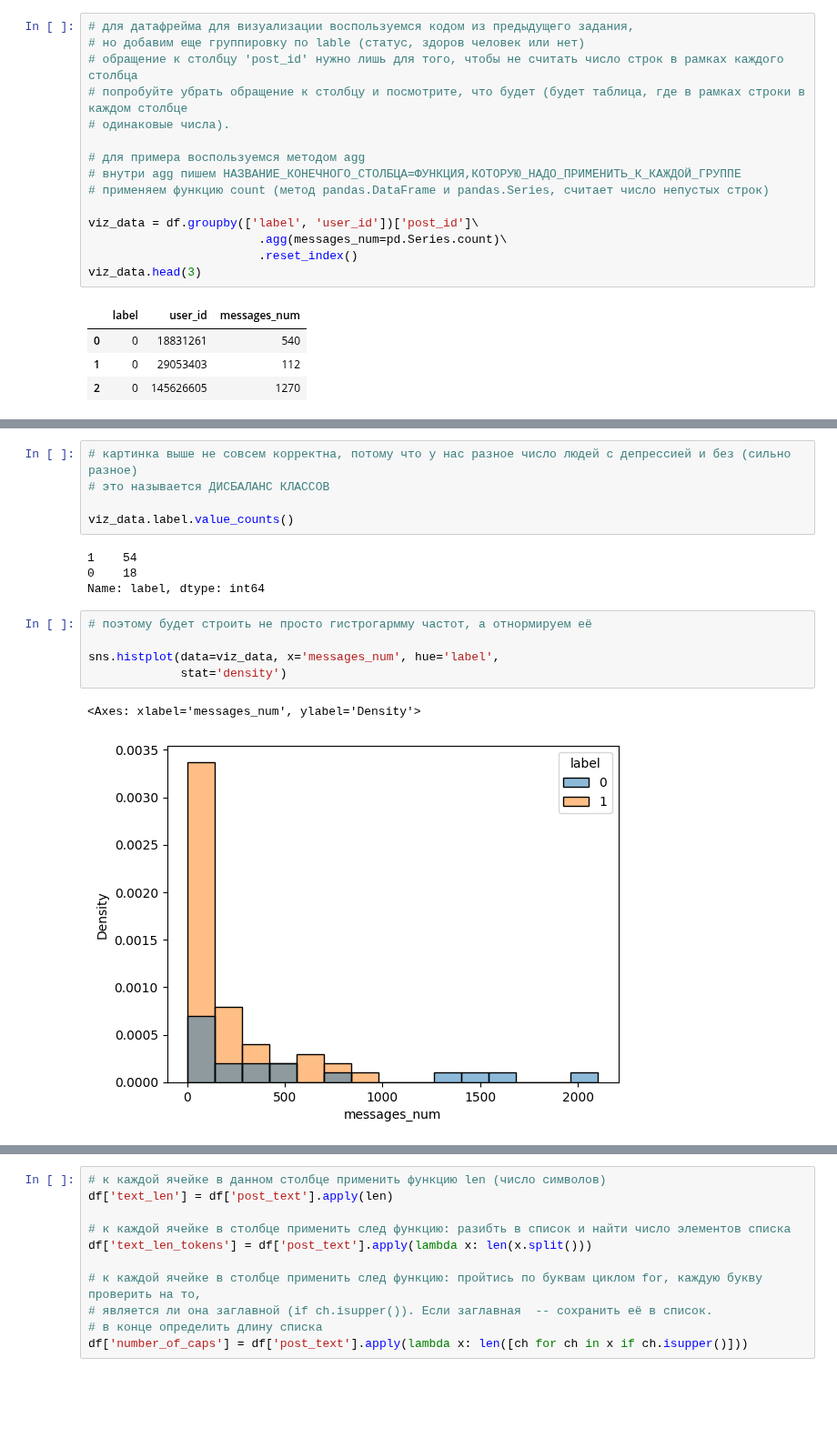
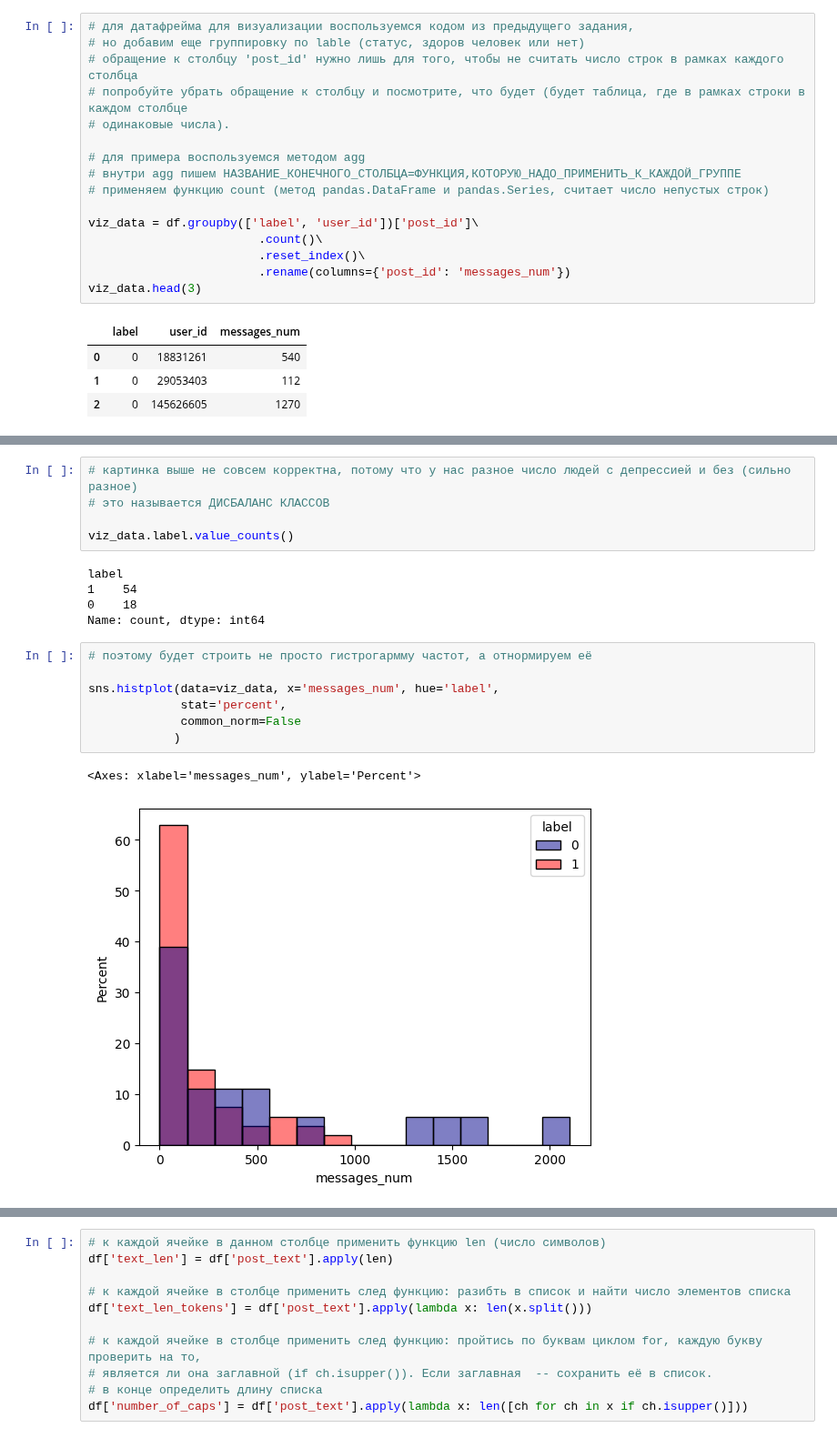
Before and after one commit to igumnov-daniel/HOCK_FEBRUARY_2023, a Jupyter notebook: exam/demos/4/exam_demo_ANS.ipynb, the cells around one changed output, grey strips where cells are left out. Shown at 91% size. Cells and saved outputs as stored; diff of their text form; blank space fills up the shorter version.

```diff
--- a/exam/demos/4/exam_demo_ANS.ipynb
+++ b/exam/demos/4/exam_demo_ANS.ipynb
@@ -566,8 +579,9 @@ df.groupby('user_id')['post_id']\
 # применяем функцию count (метод pandas.DataFrame и pandas.Series, считает число непустых строк)
 
 viz_data = df.groupby(['label', 'user_id'])['post_id']\
-                        .agg(messages_num=pd.Series.count)\
-                        .reset_index()
+                        .count()\
+                        .reset_index()\
+                        .rename(columns={'post_id': 'messages_num'})
 viz_data.head(3)
 # %% [output]
 |  | label | user_id | messages_num |
@@ -585,15 +619,18 @@ sns.histplot(data=viz_data, x='messages_num', hue='label')
 
 viz_data.label.value_counts()
 # %% [output]
+label
 1    54
 0    18
-Name: label, dtype: int64
+Name: count, dtype: int64
 # %%
 # поэтому будет строить не просто гистрогармму частот, а отнормируем её
 
 sns.histplot(data=viz_data, x='messages_num', hue='label',
-             stat='density')
+             stat='percent',
+             common_norm=False
+            )
 # %% [output]
-<Axes: xlabel='messages_num', ylabel='Density'>
+<Axes: xlabel='messages_num', ylabel='Percent'>
-[figure, old version]
+[figure, new version]
 # %%
```
Also changed, not shown: parts of 14 cells of this notebook.
